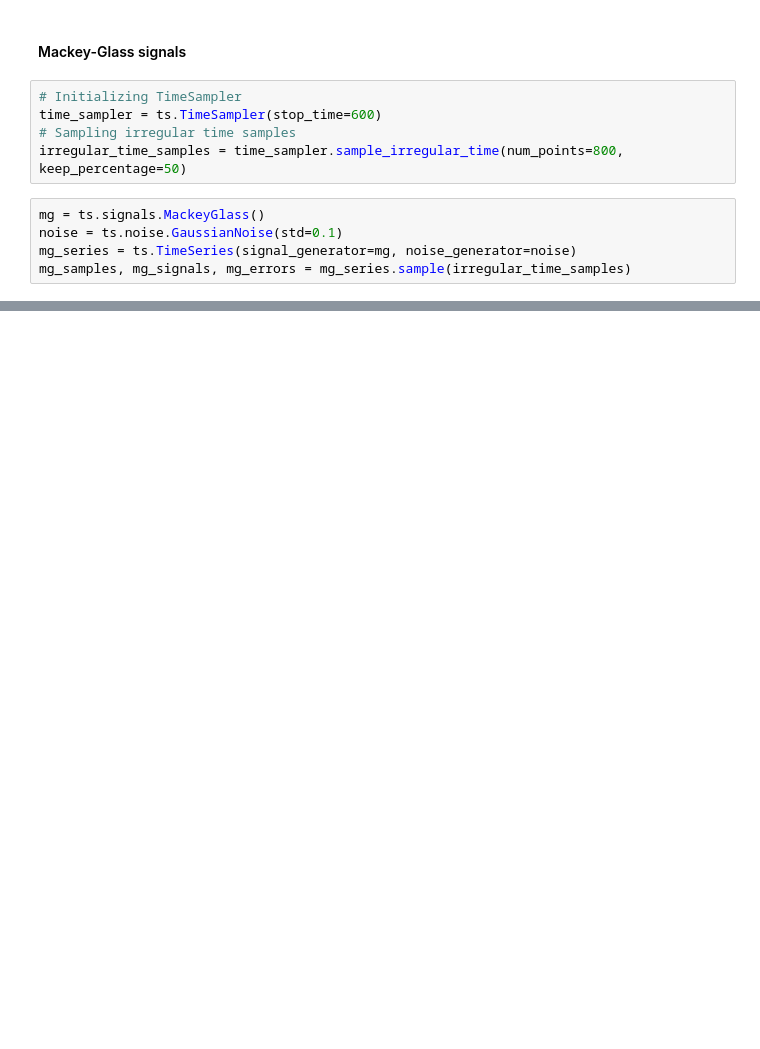
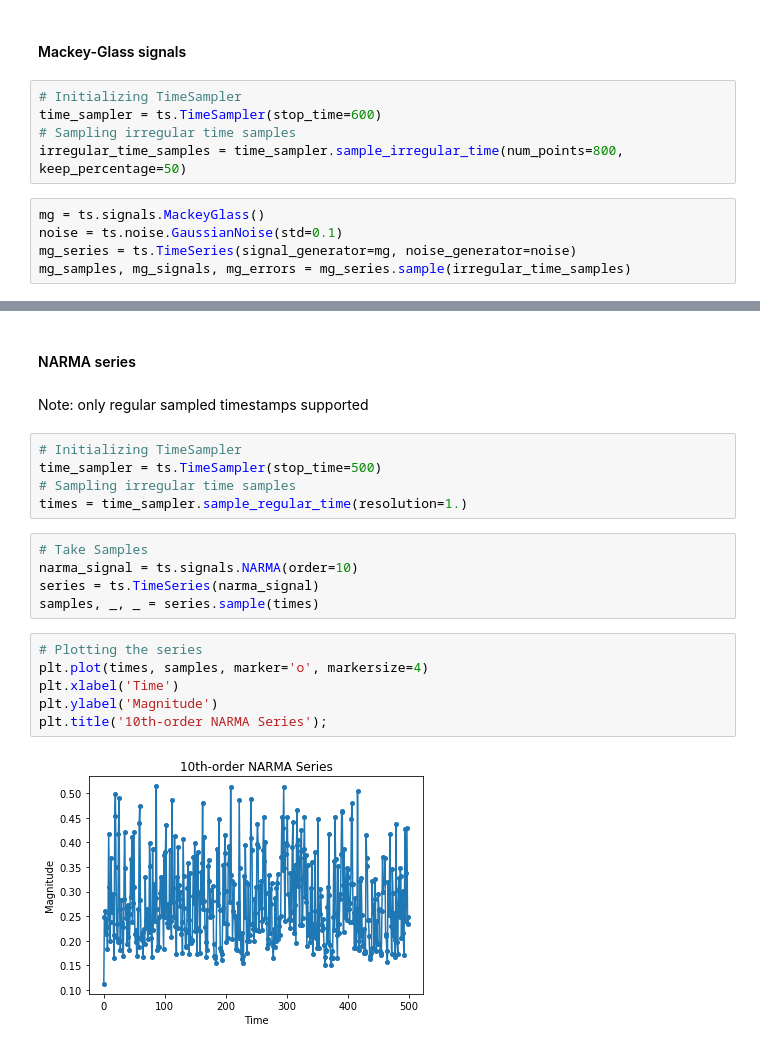
Before and after one commit to TimeSynth/TimeSynth, a Jupyter notebook: TimeSynthExamples.ipynb, the cells around one changed output, grey strips where cells are left out. Cells and saved outputs as stored; diff of their text form; blank space fills up the shorter version.

```diff
--- a/TimeSynthExamples.ipynb
+++ b/TimeSynthExamples.ipynb
@@ -157,0 +155,22 @@ plt.title('Mackey-Glass ($\\tau=17$) with noise ($\\sigma = 0.1$)');
+# %% [markdown]
+#### NARMA series
+# %% [markdown]
+Note: only regular sampled timestamps supported
+# %%
+# Initializing TimeSampler
+time_sampler = ts.TimeSampler(stop_time=500)
+# Sampling irregular time samples
+times = time_sampler.sample_regular_time(resolution=1.)
+# %%
+# Take Samples
+narma_signal = ts.signals.NARMA(order=10)
+series = ts.TimeSeries(narma_signal)
+samples, _, _ = series.sample(times)
+# %%
+# Plotting the series
+plt.plot(times, samples, marker='o', markersize=4)
+plt.xlabel('Time')
+plt.ylabel('Magnitude')
+plt.title('10th-order NARMA Series');
+# %% [output]
+[figure, added]
```
Also changed, not shown: parts of 23 cells of this notebook, 1 other file.
